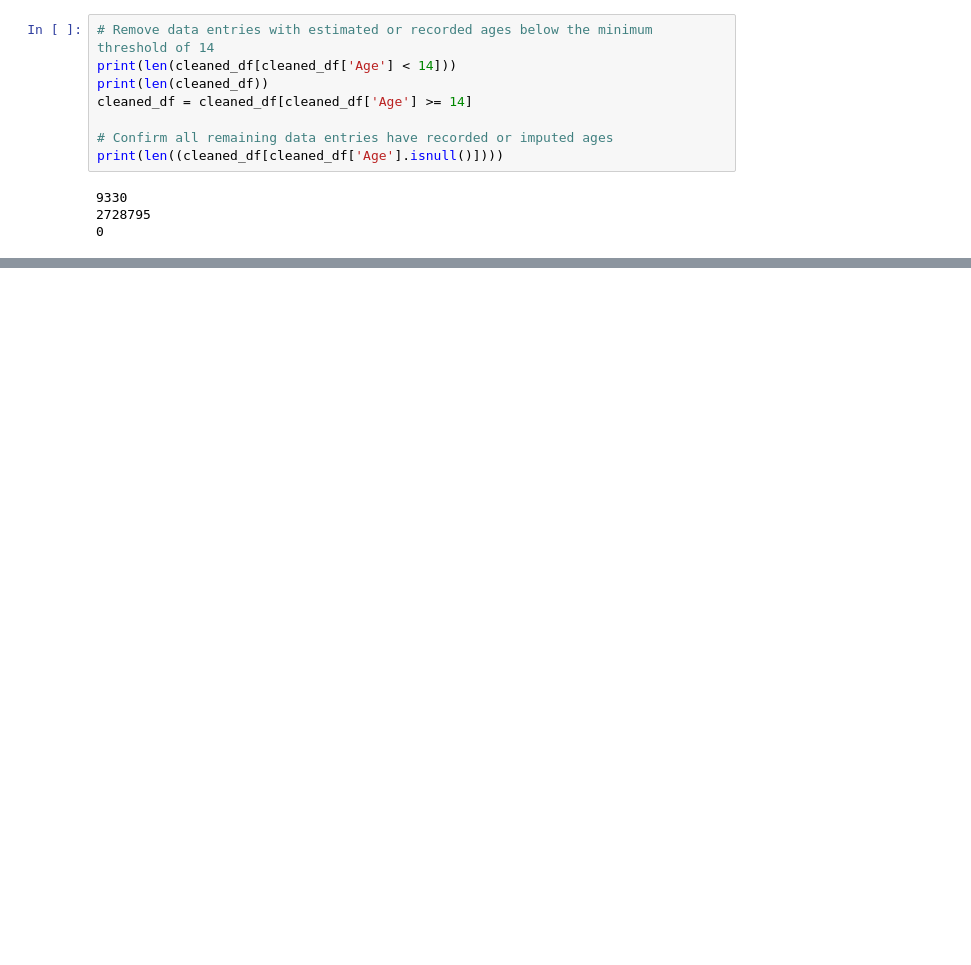
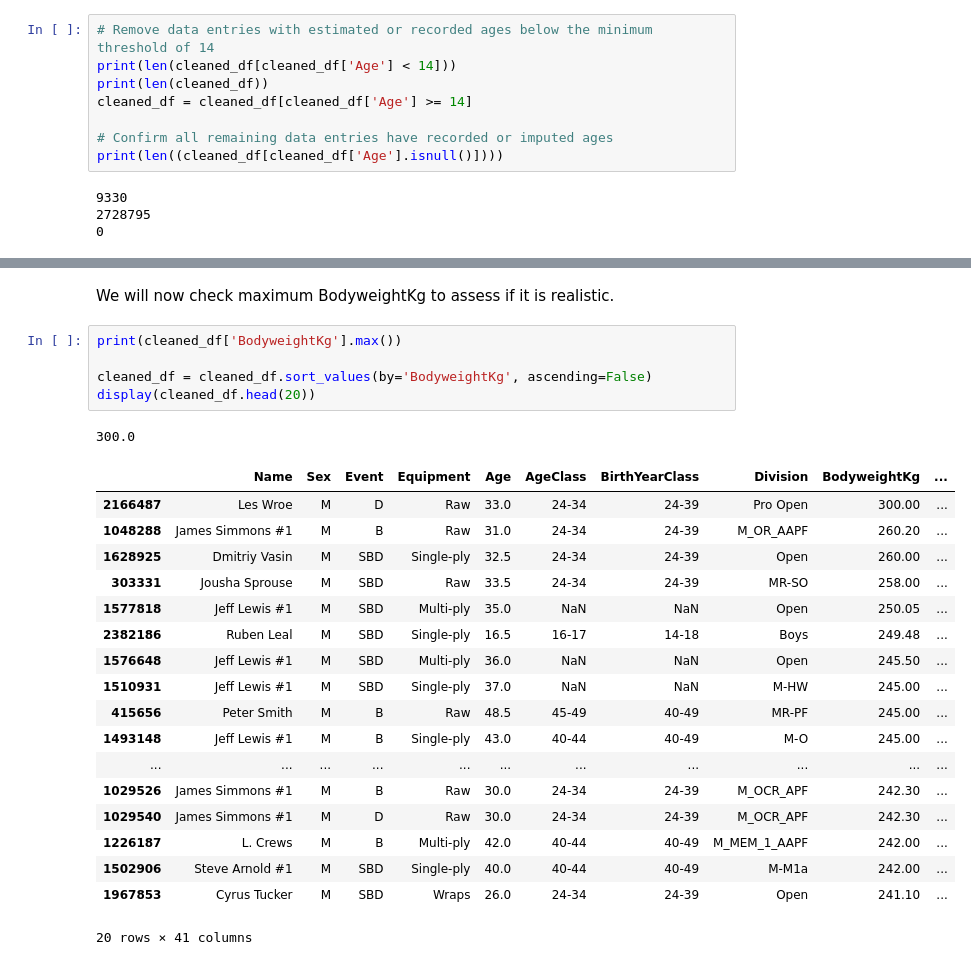
Before and after one commit to kim-jason/PowerliftingDataset, a Jupyter notebook: Powerlifting_Data_Science_Project.ipynb, the cells around one changed output, grey strips where cells are left out. Saved outputs shown, nothing was run; the diff lists cells and outputs as text; blank space fills up the shorter version.

```diff
--- a/Powerlifting_Data_Science_Project.ipynb
+++ b/Powerlifting_Data_Science_Project.ipynb
@@ -407,0 +411,27 @@ display(cleaned_df[cleaned_df['BodyweightKg'] == 10.0])
+# %% [markdown]
+We will now check maximum BodyweightKg to assess if it is realistic.
+# %%
+print(cleaned_df['BodyweightKg'].max())
+
+cleaned_df = cleaned_df.sort_values(by='BodyweightKg', ascending=False)
+display(cleaned_df.head(20))
+# %% [output]
+300.0
+|  | Name | Sex | Event | Equipment | Age | AgeClass | BirthYearClass | Division | BodyweightKg | ... |
+| 2166487 | Les Wroe | M | D | Raw | 33.0 | 24-34 | 24-39 | Pro Open | 300.00 | ... |
+| 1048288 | James Simmons #1 | M | B | Raw | 31.0 | 24-34 | 24-39 | M_OR_AAPF | 260.20 | ... |
+| 1628925 | Dmitriy Vasin | M | SBD | Single-ply | 32.5 | 24-34 | 24-39 | Open | 260.00 | ... |
+| 303331 | Jousha Sprouse | M | SBD | Raw | 33.5 | 24-34 | 24-39 | MR-SO | 258.00 | ... |
+| 1577818 | Jeff Lewis #1 | M | SBD | Multi-ply | 35.0 | NaN | NaN | Open | 250.05 | ... |
+| 2382186 | Ruben Leal | M | SBD | Single-ply | 16.5 | 16-17 | 14-18 | Boys | 249.48 | ... |
+| 1576648 | Jeff Lewis #1 | M | SBD | Multi-ply | 36.0 | NaN | NaN | Open | 245.50 | ... |
+| 1510931 | Jeff Lewis #1 | M | SBD | Single-ply | 37.0 | NaN | NaN | M-HW | 245.00 | ... |
+| 415656 | Peter Smith | M | B | Raw | 48.5 | 45-49 | 40-49 | MR-PF | 245.00 | ... |
+| 1493148 | Jeff Lewis #1 | M | B | Single-ply | 43.0 | 40-44 | 40-49 | M-O | 245.00 | ... |
+| ... | ... | ... | ... | ... | ... | ... | ... | ... | ... | ... |
+| 1029526 | James Simmons #1 | M | B | Raw | 30.0 | 24-34 | 24-39 | M_OCR_APF | 242.30 | ... |
+| 1029540 | James Simmons #1 | M | D | Raw | 30.0 | 24-34 | 24-39 | M_OCR_APF | 242.30 | ... |
+| 1226187 | L. Crews | M | B | Multi-ply | 42.0 | 40-44 | 40-49 | M_MEM_1_AAPF | 242.00 | ... |
+| 1502906 | Steve Arnold #1 | M | SBD | Single-ply | 40.0 | 40-44 | 40-49 | M-M1a | 242.00 | ... |
+| 1967853 | Cyrus Tucker | M | SBD | Wraps | 26.0 | 24-34 | 24-39 | Open | 241.10 | ... |
+20 rows × 41 columns
```
Also changed, not shown: parts of 23 cells of this notebook.
